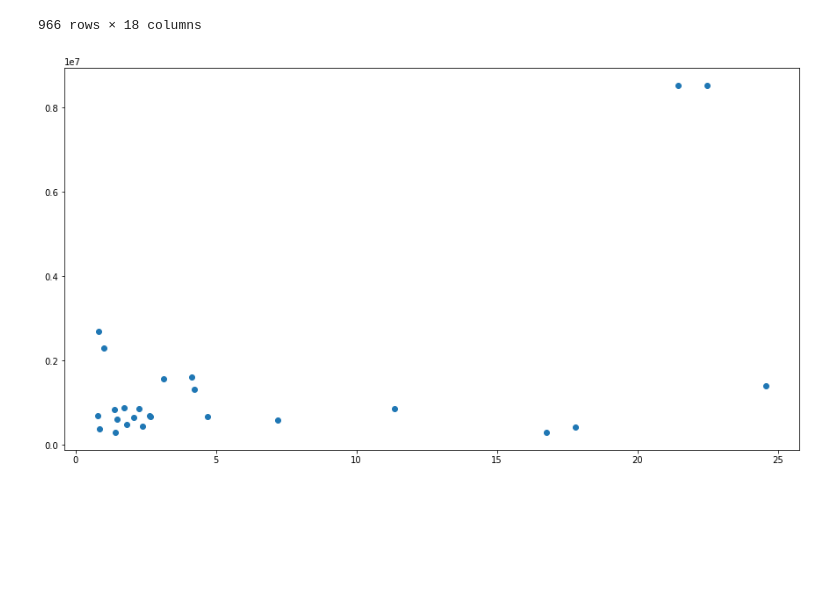
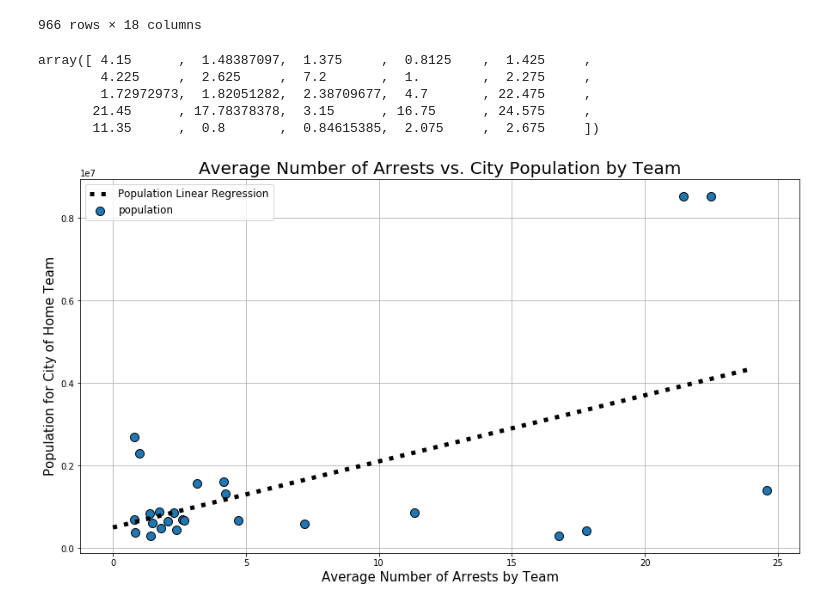
Before and after one commit to erictuscanes/Group-Project, a Jupyter notebook: NFL Arrests Notebook.ipynb, the cells around one changed output. Cells and saved outputs as stored; diff of their text form; code cells hidden in the pictures; blank space fills up the shorter version.

```diff
--- a/NFL Arrests Notebook.ipynb
+++ b/NFL Arrests Notebook.ipynb
@@ -689,13 +719,48 @@ nfl_merged2pop
 | 964 | 2015 | 13 | Monday | 8:30:00 PM | Washington | Dallas | 16 | 19 | NaN | ... |
 | 965 | 2015 | 15 | Sunday | 1:00:00 PM | Washington | Buffalo | 35 | 25 | NaN | ... |
 966 rows × 18 columns
-# %%
-byTeam_Pop = nfl_merged2pop.groupby(by='home_team').mean()
-
-figure, ax = plt.subplots(figsize=(15,8))
-
-ax.scatter(data=byTeam_Pop, x='arrests', y='population', marker='o')
-
-plt.show()
-# %% [output]
-[figure, removed]
+# %%
+# Create groupby for each team by population
+byTeam_Pop = nfl_merged2pop.groupby(by='home_team').mean()
+
+# make an easy array of the number of teams in the dataset
+team_index_list = np.arange(0,len(byTeam_Pop))
+
+
+byTeam_Pop['arrests'].values[team_index_list]
+# %% [output]
+array([ 4.15      ,  1.48387097,  1.375     ,  0.8125    ,  1.425     ,
+        4.225     ,  2.625     ,  7.2       ,  1.        ,  2.275     ,
+        1.72972973,  1.82051282,  2.38709677,  4.7       , 22.475     ,
+       21.45      , 17.78378378,  3.15      , 16.75      , 24.575     ,
+       11.35      ,  0.8       ,  0.84615385,  2.075     ,  2.675     ])
+# %%
+pop_slope, pop_int, pop_r, pop_p, pop_std_err = stats.linregress(
+    byTeam_Pop['arrests'].values[team_index_list], byTeam_Pop['population'].values[team_index_list])
+
+# Find max arrest average and set the regression limit to that
+max_arrests = round(byTeam_Pop['arrests'].max())
+
+pop_fit = pop_slope * np.arange(0,max_arrests) + pop_int
+# %%
+# Plot the figure and regression model
+
+figure, ax = plt.subplots(figsize=(15,8))
+
+ax.scatter(data=byTeam_Pop, x='arrests', y='population', marker='o', s=100, edgecolors='k')
+
+ax.plot(np.arange(0,max_arrests), pop_fit, linestyle=':', linewidth=5, color='k', label='Population Linear Regression')
+
+ax.set_xlabel("Average Number of Arrests by Team", fontsize=15)
+ax.set_ylabel("Population for City of Home Team", fontsize=15)
+ax.set_title("Average Number of Arrests vs. City Population by Team", fontsize = 20)
+
+plt.legend(loc="best", fontsize="large", fancybox=True)
+
+plt.grid()
+
+plt.savefig('City_POP vs Arrests by City.png')
+
+plt.show()
+# %% [output]
+[figure, added]
```
Also changed, not shown: parts of 9 cells of this notebook, 5 other files.
